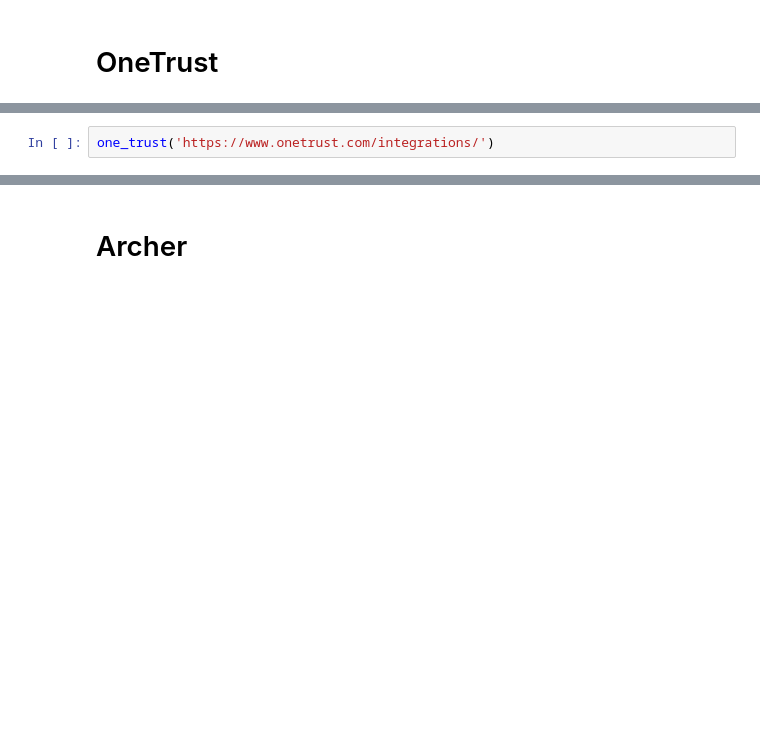
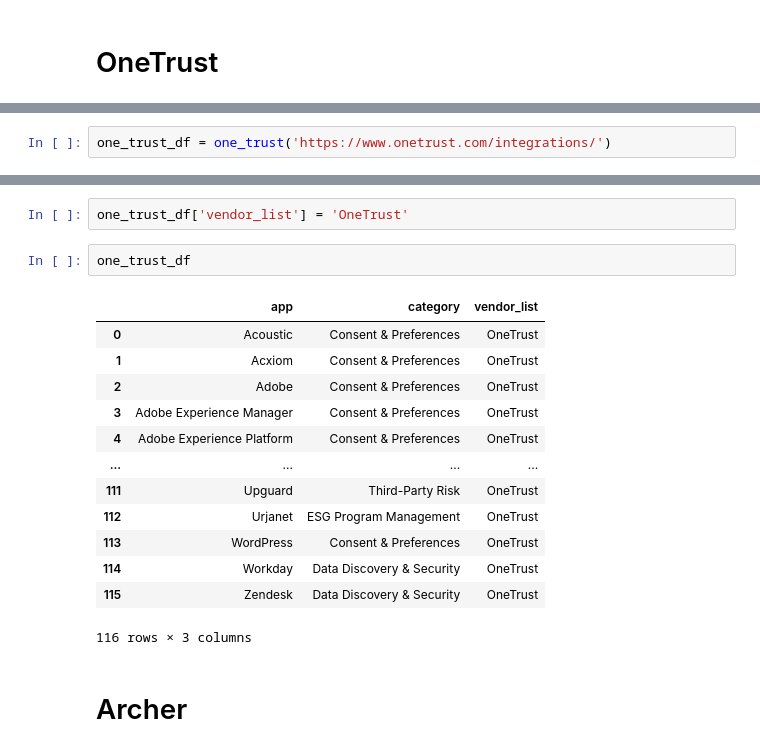
Before and after one commit to knicko/archer-project, a Jupyter notebook: run.ipynb, the cells around one changed output, grey strips where cells are left out. Cells and saved outputs as stored; diff of their text form; blank space fills up the shorter version.

```diff
--- a/run.ipynb
+++ b/run.ipynb
@@ -213,3 +221,3 @@ def one_trust(link):
     return pd.DataFrame({'app': apps,'category': category})
 # %%
-one_trust('https://www.onetrust.com/integrations/')
+one_trust_df = one_trust('https://www.onetrust.com/integrations/')
@@ -230,2 +361,20 @@ one_trust('https://www.onetrust.com/integrations/')
+# %%
+one_trust_df['vendor_list'] = 'OneTrust'
+# %%
+one_trust_df
+# %% [output]
+|  | app | category | vendor_list |
+| 0 | Acoustic | Consent & Preferences | OneTrust |
+| 1 | Acxiom | Consent & Preferences | OneTrust |
+| 2 | Adobe | Consent & Preferences | OneTrust |
+| 3 | Adobe Experience Manager | Consent & Preferences | OneTrust |
+| 4 | Adobe Experience Platform | Consent & Preferences | OneTrust |
+| ... | ... | ... | ... |
+| 111 | Upguard | Third-Party Risk | OneTrust |
+| 112 | Urjanet | ESG Program Management | OneTrust |
+| 113 | WordPress | Consent & Preferences | OneTrust |
+| 114 | Workday | Data Discovery & Security | OneTrust |
+| 115 | Zendesk | Data Discovery & Security | OneTrust |
+116 rows × 3 columns
 # %% [markdown]
 # Archer
```
Also changed, not shown: parts of 26 cells of this notebook, 6 other files.
